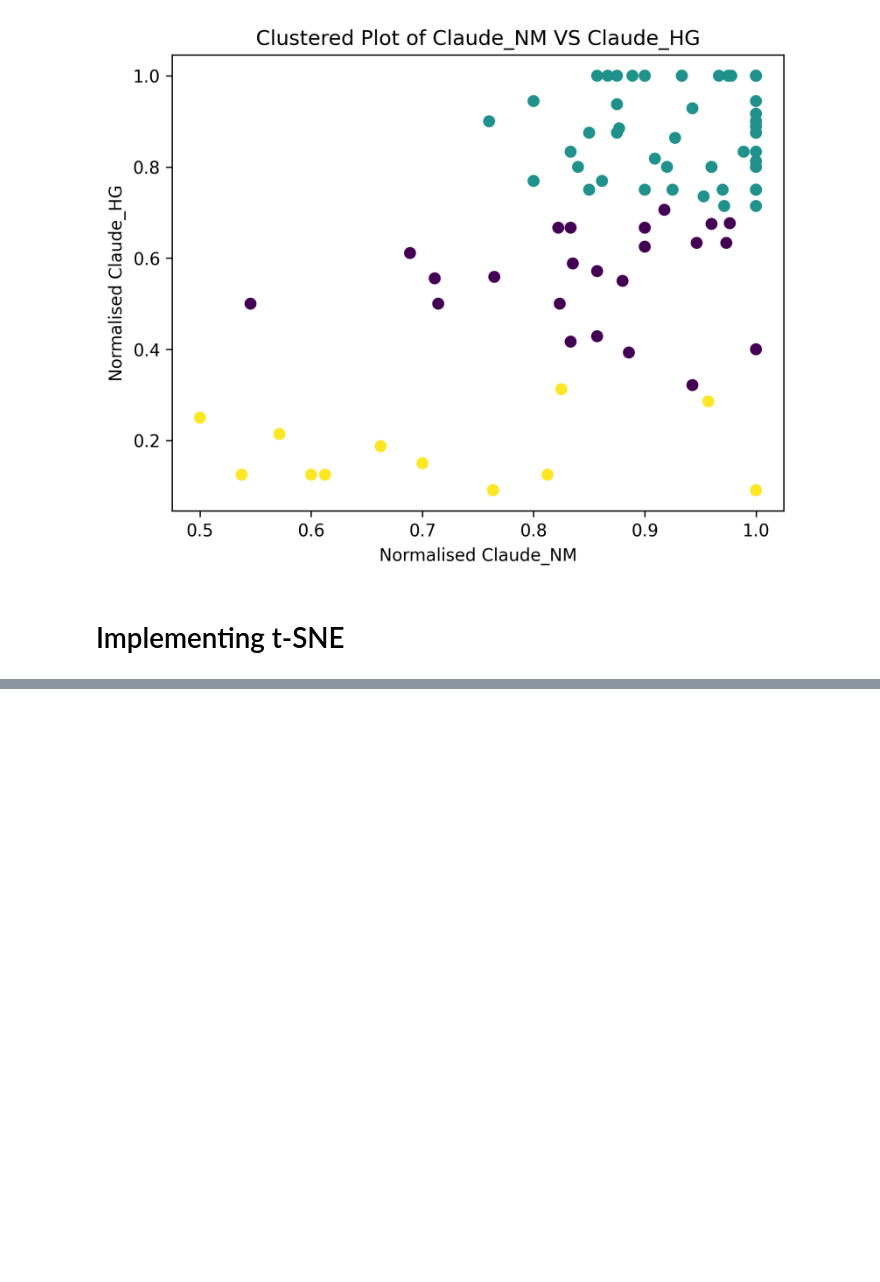
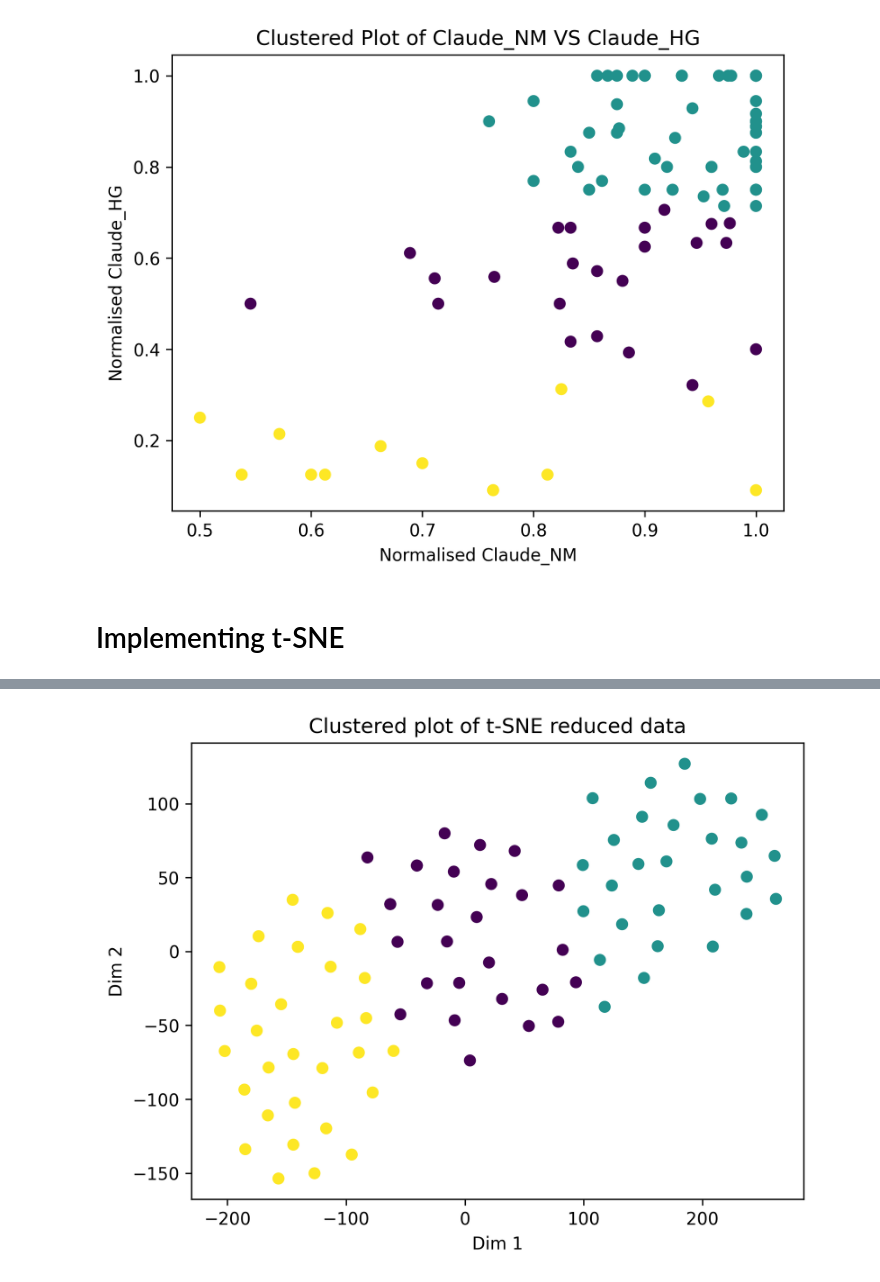
Before and after one commit to faraazakhtar185/LLM_Grader_Analysis, a Jupyter notebook: Claude Analysis.ipynb, the cells around one changed output, grey strips where cells are left out. Saved outputs shown, nothing was run; the diff lists cells and outputs as text; code cells hidden in the pictures; blank space fills up the shorter version.

```diff
--- a/Claude Analysis.ipynb
+++ b/Claude Analysis.ipynb
@@ -496,0 +550,13 @@ red_data = pd.concat([]) #creating data with only normalised grades
+# %%
+#Creating the classified data. Play around with n_clusters if you would like to see how data is classfied differently.
+kmeans = KMeans(n_clusters=3, n_init = 10)
+kmeans.fit(clust_data_4)
+
+#Plotting classified data
+plt.scatter(x_tsne[np.where(y>0),0], x_tsne[np.where(y>0), 1], c=kmeans.labels_)
+plt.title('Clustered plot of t-SNE reduced data')
+plt.xlabel('Dim 1')
+plt.ylabel('Dim 2')
+plt.show()
+# %% [output]
+[figure, added]
```
Also changed, not shown: parts of 6 cells of this notebook.
